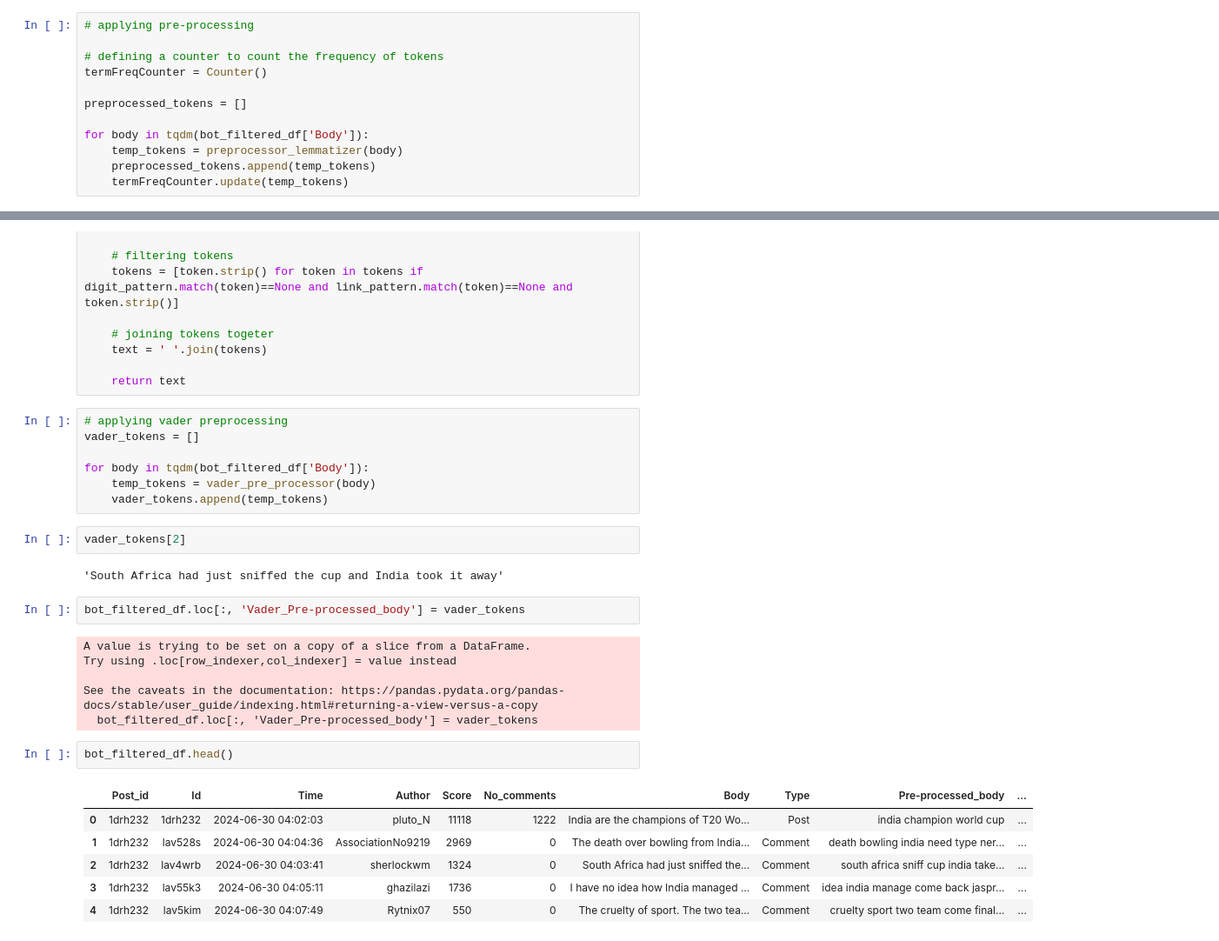
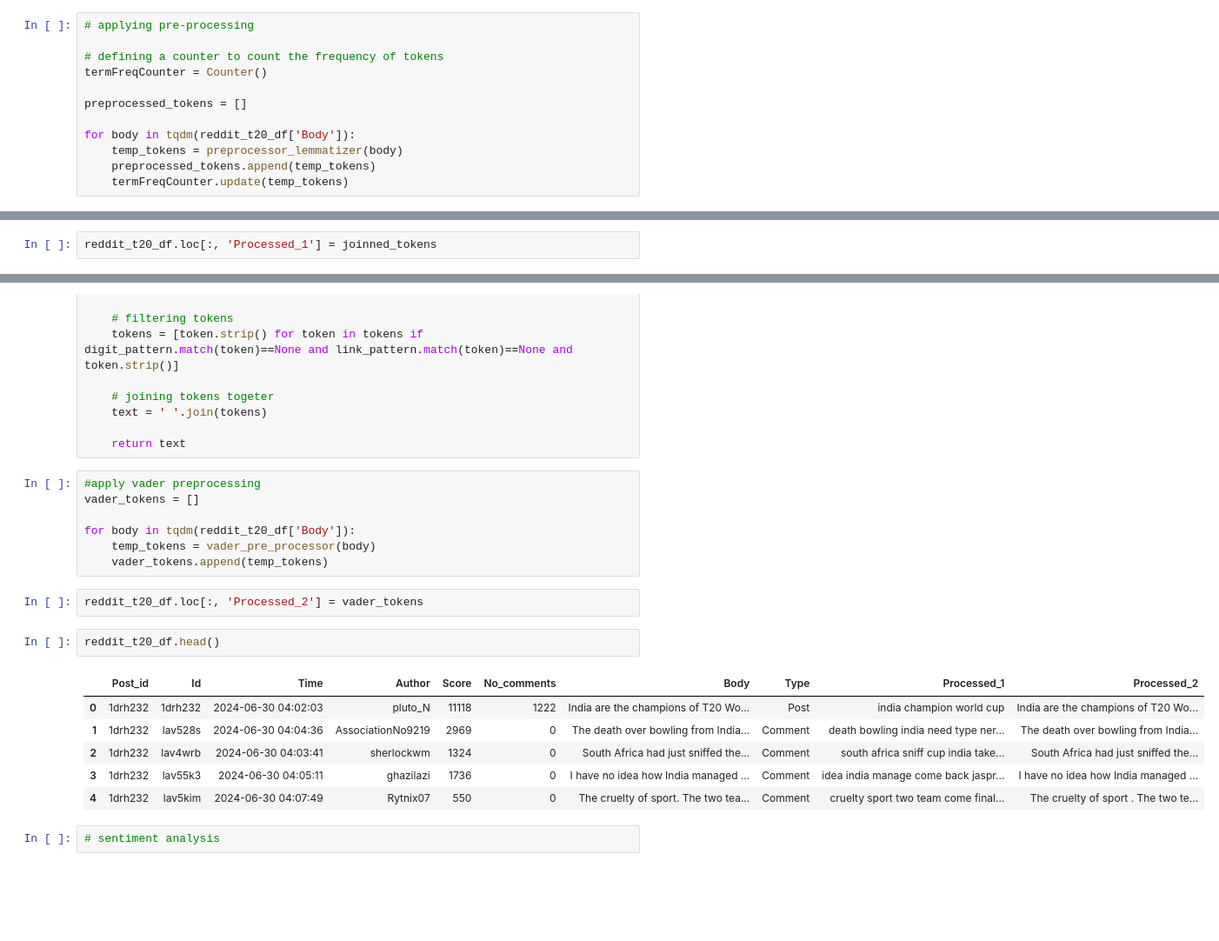
Before and after one commit to thw96/Group10_SocialMediaAssigment2, a Jupyter notebook: Scripts/Data-Extraction/T20_reddit_exploratory_analysis_preprocessing.ipynb, the cells around one changed output, grey strips where cells are left out. Shown at 87% size. Drawn from its saved outputs; the diff is of its cells as text; blank space fills up the shorter version.

Commit message:
T20 youtube and reddit analysis updated

```diff
--- a/Scripts/Data-Extraction/T20_reddit_exploratory_analysis_preprocessing.ipynb
+++ b/Scripts/Data-Extraction/T20_reddit_exploratory_analysis_preprocessing.ipynb
@@ -694,7 +701,7 @@ termFreqCounter = Counter()
 
 preprocessed_tokens = []
 
-for body in tqdm(bot_filtered_df['Body']):
+for body in tqdm(reddit_t20_df['Body']):
     temp_tokens = preprocessor_lemmatizer(body)
     preprocessed_tokens.append(temp_tokens)
     termFreqCounter.update(temp_tokens)
@@ -750 +749,3 @@ See the caveats in the documentation: https://pandas.pydata.org/pandas-docs/stab
+# %%
+reddit_t20_df.loc[:, 'Processed_1'] = joinned_tokens
 # %%
@@ -774,30 +775,22 @@ def vader_pre_processor(text):
 
     return text
 # %%
-# applying vader preprocessing
+#apply vader preprocessing
 vader_tokens = []
 
-for body in tqdm(bot_filtered_df['Body']):
+for body in tqdm(reddit_t20_df['Body']):
     temp_tokens = vader_pre_processor(body)
     vader_tokens.append(temp_tokens)
-# %%
-vader_tokens[2]
-# %% [output]
-'South Africa had just sniffed the cup and India took it away'
-# %%
-bot_filtered_df.loc[:, 'Vader_Pre-processed_body'] = vader_tokens
-# %% [output]
-A value is trying to be set on a copy of a slice from a DataFrame.
-Try using .loc[row_indexer,col_indexer] = value instead
-
-See the caveats in the documentation: https://pandas.pydata.org/pandas-docs/stable/user_guide/indexing.html#returning-a-view-versus-a-copy
-  bot_filtered_df.loc[:, 'Vader_Pre-processed_body'] = vader_tokens
+# %%
+reddit_t20_df.loc[:, 'Processed_2'] = vader_tokens
 # %%
-bot_filtered_df.head()
+reddit_t20_df.head()
 # %% [output]
-|  | Post_id | Id | Time | Author | Score | No_comments | Body | Type | Pre-processed_body | ... |
-| 0 | 1drh232 | 1drh232 | 2024-06-30 04:02:03 | pluto_N | 11118 | 1222 | India are the champions of T20 Wo... | Post | india champion world cup | ... |
-| 1 | 1drh232 | lav528s | 2024-06-30 04:04:36 | AssociationNo9219 | 2969 | 0 | The death over bowling from India... | Comment | death bowling india need type ner... | ... |
-| 2 | 1drh232 | lav4wrb | 2024-06-30 04:03:41 | sherlockwm | 1324 | 0 | South Africa had just sniffed the... | Comment | south africa sniff cup india take... | ... |
-| 3 | 1drh232 | lav55k3 | 2024-06-30 04:05:11 | ghazilazi | 1736 | 0 | I have no idea how India managed ... | Comment | idea india manage come back jaspr... | ... |
-| 4 | 1drh232 | lav5kim | 2024-06-30 04:07:49 | Rytnix07 | 550 | 0 | The cruelty of sport. The two tea... | Comment | cruelty sport two team come final... | ... |
+|  | Post_id | Id | Time | Author | Score | No_comments | Body | Type | Processed_1 | Processed_2 |
+| 0 | 1drh232 | 1drh232 | 2024-06-30 04:02:03 | pluto_N | 11118 | 1222 | India are the champions of T20 Wo... | Post | india champion world cup | India are the champions of T20 Wo... |
+| 1 | 1drh232 | lav528s | 2024-06-30 04:04:36 | AssociationNo9219 | 2969 | 0 | The death over bowling from India... | Comment | death bowling india need type ner... | The death over bowling from India... |
+| 2 | 1drh232 | lav4wrb | 2024-06-30 04:03:41 | sherlockwm | 1324 | 0 | South Africa had just sniffed the... | Comment | south africa sniff cup india take... | South Africa had just sniffed the... |
+| 3 | 1drh232 | lav55k3 | 2024-06-30 04:05:11 | ghazilazi | 1736 | 0 | I have no idea how India managed ... | Comment | idea india manage come back jaspr... | I have no idea how India managed ... |
+| 4 | 1drh232 | lav5kim | 2024-06-30 04:07:49 | Rytnix07 | 550 | 0 | The cruelty of sport. The two tea... | Comment | cruelty sport two team come final... | The cruelty of sport . The two te... |
+# %%
+# sentiment analysis
```
Also changed, not shown: parts of 62 cells of this notebook, 1 other file.
